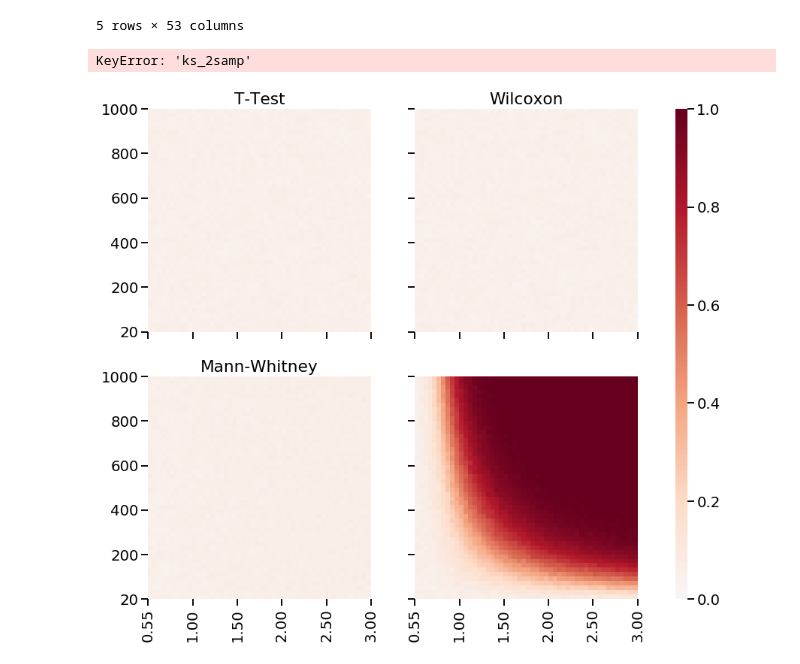
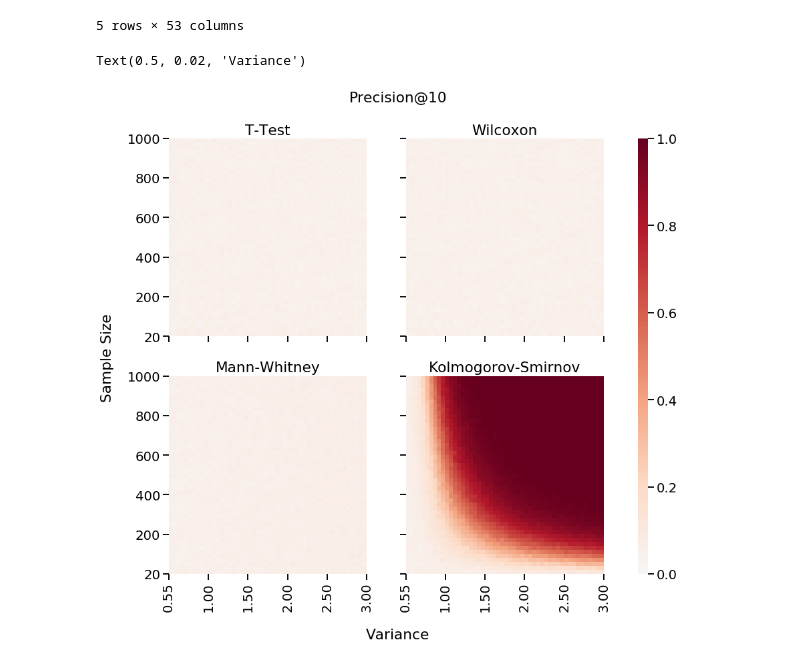
Before and after one commit to neurodata/dos_and_donts, a Jupyter notebook: experiments/experiment_2/20200223_run_all.ipynb, the cells around one changed output. Saved outputs shown, nothing was run; the diff lists cells and outputs as text; code cells hidden in the pictures.

```diff
--- a/experiments/experiment_2/20200223_run_all.ipynb
+++ b/experiments/experiment_2/20200223_run_all.ipynb
@@ -190,7 +190,7 @@ names = dict(
     wilcoxon = "Wilcoxon",
     mannwhitneyu = "Mann-Whitney",
     multiscale_graphcorr = "MGC",
-    ks_2samp = "Kolmogrov-Smirnov"
+    ks_2samp = "Kolmogorov-Smirnov"
 )
 
 fmt = lambda x: "{:.2f}".format(x)
@@ -201,33 +201,33 @@ deltas = np.linspace(.5, 3, spacing + 1)[::10]
 deltas[0] += 0.05
 ms = np.linspace(0, 500, spacing + 1)[::10] * 2
 ms[0] += 20
 
 
 for i, row in enumerate(tests):
     for j, test in enumerate(row):
         sns.heatmap(
             np.flipud(res_df[f"{test.__name__}_precision_at_10"].values.reshape(spacing, -1)),
             ax=ax[i, j],
             square=True,
             center=0,
             cmap="RdBu_r",
             cbar_kws=dict(shrink=0.7),
             xticklabels=[fmt(d) for d in deltas],
             yticklabels=["{:.0f}".format(m) for m in ms],
             cbar_ax=ax_leg,
             vmin=0,
             vmax=1,
         )
         ax[i, j].set_xticks(np.arange(0, ax[0, 0].get_xlim()[1] + 1, 10))
         ax[i, j].set_yticks(np.arange(0, ax[0, 0].get_ylim()[0] + 1, 10)[::-1])
         #if i != 0:
         #    ax[i, j].yaxis.set_major_formatter(plt.NullFormatter())
         ax[i, j].set_title(f"{names[test.__name__]}")
 
 fig.text(0.5, .95, "Precision@10", va='center', ha='center')
 fig.text(0.025, 0.5, "Sample Size", va="center", rotation="vertical")
 fig.text(0.5, 0.02, "Variance", va="center", ha="center")
 # %% [output]
-KeyError: 'ks_2samp'
+Text(0.5, 0.02, 'Variance')
-[figure, old version]
+[figure, new version]
 # %%
```
Also changed, not shown: parts of 3 cells of this notebook, 1 other file.
